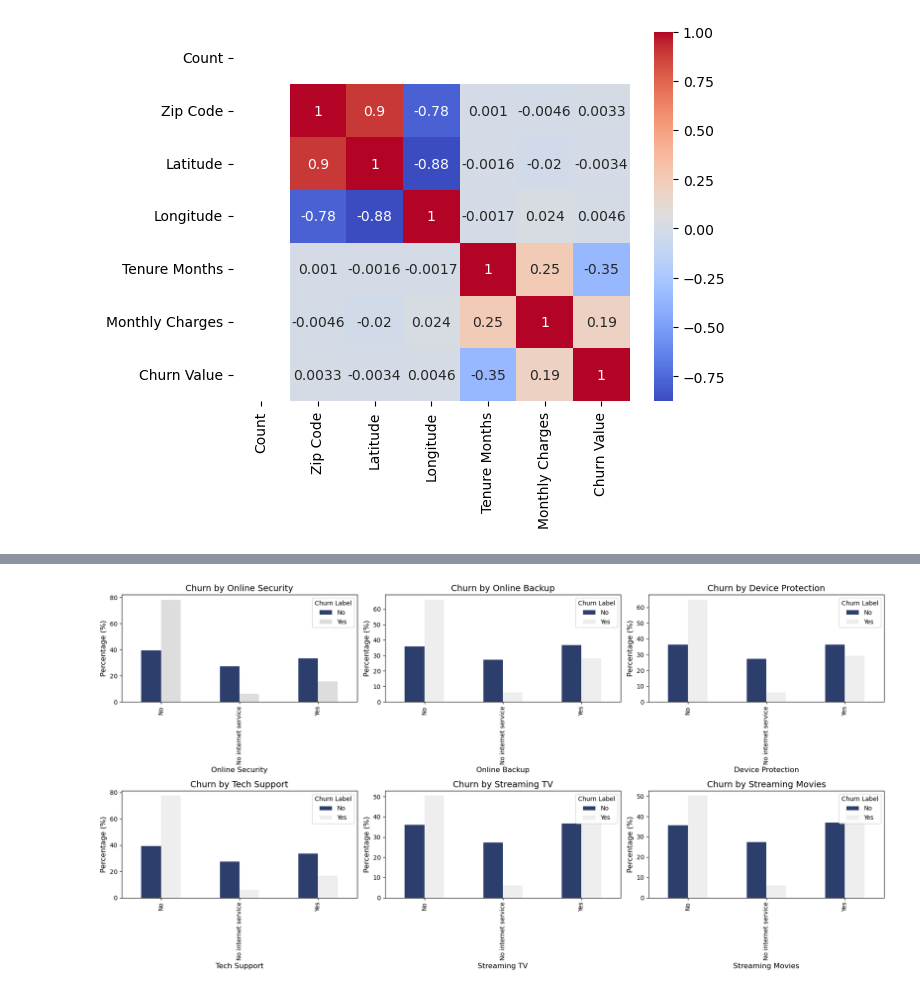
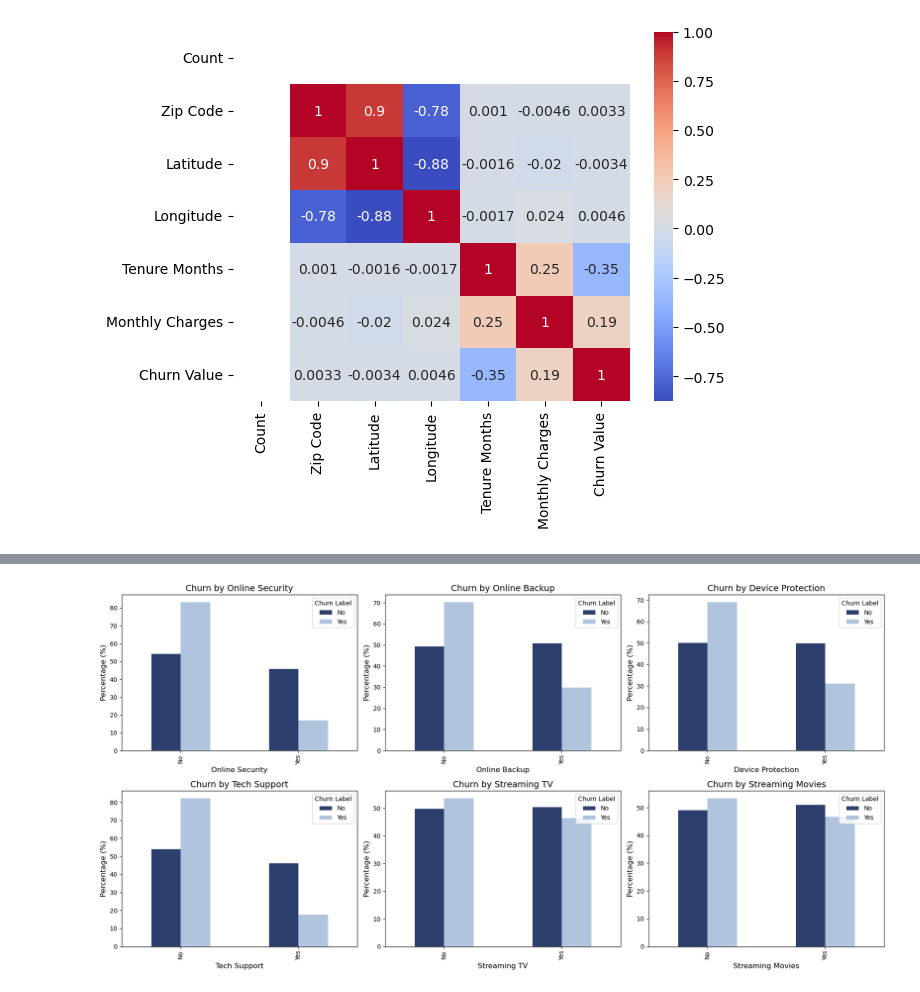
Before and after one commit to kirilvino/Swan-Project-Team-7, a Jupyter notebook: SwanKiril.ipynb, the cells around one changed output, grey strips where cells are left out. Cells and saved outputs as stored; diff of their text form; code cells hidden in the pictures.

```diff
--- a/SwanKiril.ipynb
+++ b/SwanKiril.ipynb
@@ -107,36 +61,32 @@ plt.show()
 # %%
 # Columns to analyze
 columns = ['Online Security', 'Online Backup', 'Device Protection', 'Tech Support','Streaming TV', 'Streaming Movies']
-titles = ['Churn by Online Security', 'Churn by Online Backup', 'Churn by Device Protection', 'Churn by Tech Support', 'Churn by Streaming TV', 'Churn by Streaming Movies']
-colors = [['#2c3e6c', '#dddddd'], ['#2c3e6c', '#eeeeee'], ['#2c3e6c', '#eeeeee'], ['#2c3e6c', '#eeeeee'], ['#2c3e6c', '#eeeeee'], ['#2c3e6c', '#eeeeee']]
-
 
 # Create subplots
 fig, axes = plt.subplots(2, 3, figsize=(18, 9))
 axes = axes.flatten()
 
 # Remove rows where InternetService is 'No'
-# df_internet = df[df['Internet Service'] != 'No']
-# display(df_internet)
+df_internet = df[df['Internet Service'] != 'No']
 
 # Loop through columns
-for idx, (col, title, color_palette) in enumerate(zip(columns, titles, colors)):
+for idx, (col) in enumerate(columns):
     # Calculate crosstab with percentages
-    crosstab = pd.crosstab(df[col], df['Churn Label'], normalize='columns') * 100
+    crosstab = pd.crosstab(df_internet[col], df_internet['Churn Label'], normalize='columns') * 100
 
-    # Create horizontal bar plot
-    crosstab.plot(kind='bar', ax=axes[idx], color=color_palette[:len(crosstab.columns)])
+    # Create bar plot
+    crosstab.plot(kind='bar', ax=axes[idx], color=['#2c3e6c', '#b0c4de'][:len(crosstab.columns)])
 
     # Set titles and labels
-    axes[idx].set_title(title, fontsize=14)
+    axes[idx].set_title('Churn by ' + col, fontsize=14)
     axes[idx].set_xlabel(col, fontsize=12)
     axes[idx].set_ylabel('Percentage (%)', fontsize=12)
     axes[idx].legend(title='Churn Label', loc='upper right', fontsize=10)
 
 plt.tight_layout()
 plt.show()
 # %% [output]
-[figure, old version]
+[figure, new version]
 # %%
 # Feature engineering function, maps binary columns to integers (0 and 1)
 def feature_engineering(df):
```
Also changed, not shown: parts of 3 cells of this notebook, 2 other files.
